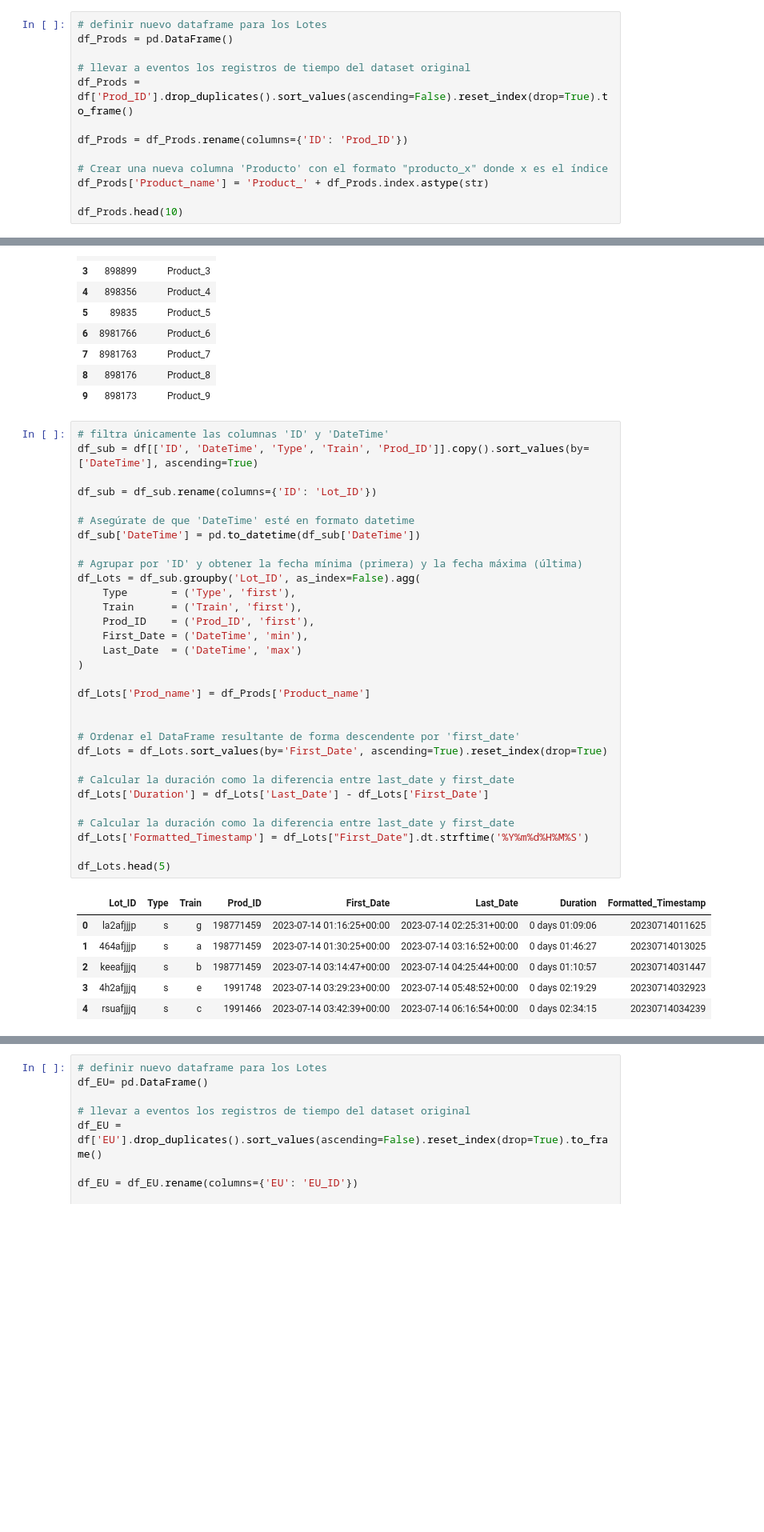
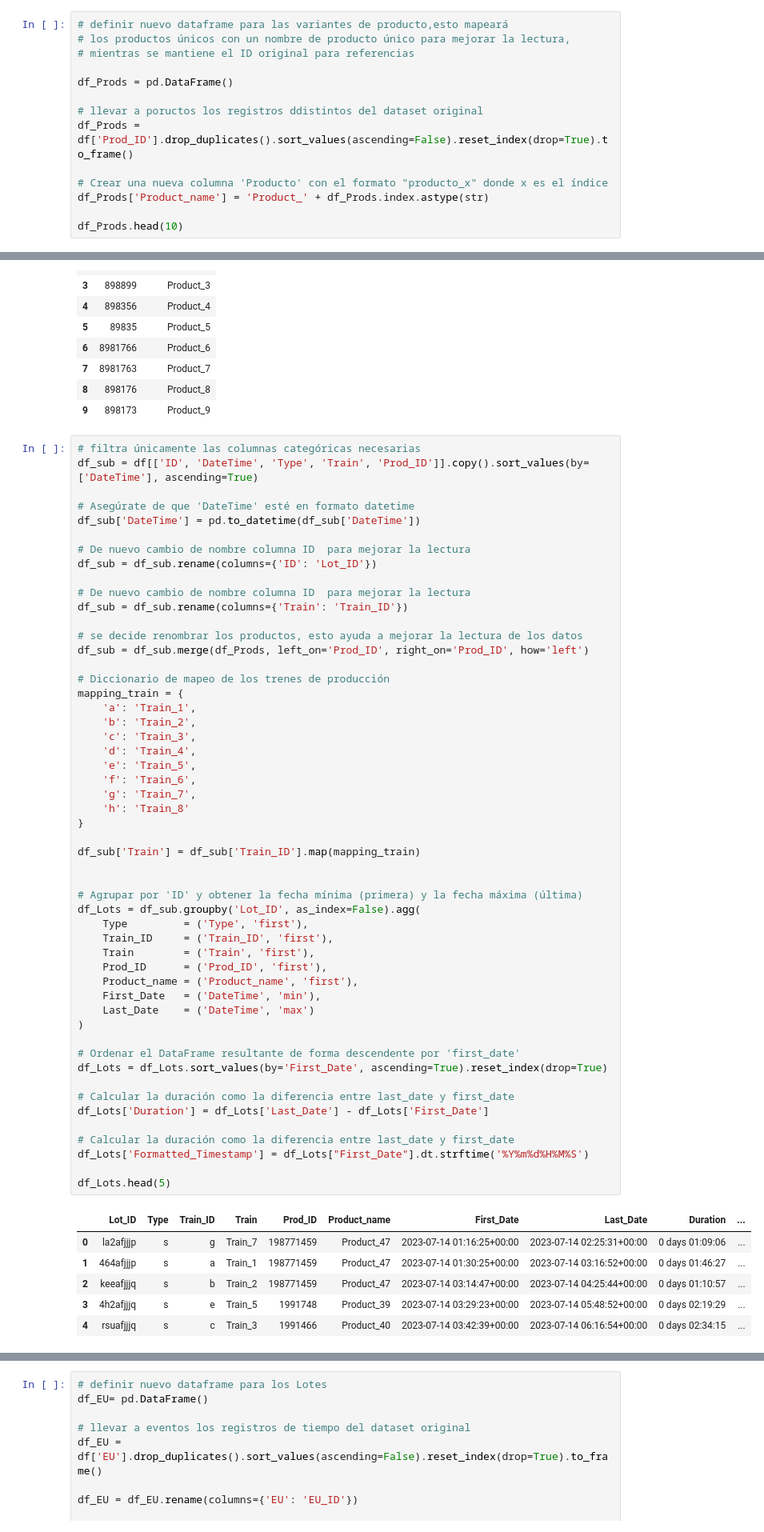
Before and after one commit to ygalves/ETL_project, a Jupyter notebook: ETLprj_transform.ipynb, the cells around one changed output, grey strips where cells are left out. Shown at 80% size. Drawn from its saved outputs; the diff is of its cells as text; blank space fills up the shorter version.

```diff
--- a/ETLprj_transform.ipynb
+++ b/ETLprj_transform.ipynb
@@ -674,13 +674,14 @@ df_events.tail(10)
 # %% [markdown]
 ### Producto
 # %%
-# definir nuevo dataframe para los Lotes
+# definir nuevo dataframe para las variantes de producto,esto mapeará
+# los productos únicos con un nombre de producto único para mejorar la lectura,
+# mientras se mantiene el ID original para referencias
+
 df_Prods = pd.DataFrame()
 
-# llevar a eventos los registros de tiempo del dataset original
+# llevar a poructos los registros ddistintos del dataset original
 df_Prods = df['Prod_ID'].drop_duplicates().sort_values(ascending=False).reset_index(drop=True).to_frame()
-
-df_Prods = df_Prods.rename(columns={'ID': 'Prod_ID'})
 
 # Crear una nueva columna 'Producto' con el formato "producto_x" donde x es el índice
 df_Prods['Product_name'] = 'Product_' + df_Prods.index.astype(str)
@@ -699,40 +700,61 @@ df_Prods.head(10)
 | 8 | 898176 | Product_8 |
 | 9 | 898173 | Product_9 |
 # %%
-# filtra únicamente las columnas 'ID' y 'DateTime'
+# filtra únicamente las columnas categóricas necesarias
 df_sub = df[['ID', 'DateTime', 'Type', 'Train', 'Prod_ID']].copy().sort_values(by=['DateTime'], ascending=True)
-
-df_sub = df_sub.rename(columns={'ID': 'Lot_ID'})
 
 # Asegúrate de que 'DateTime' esté en formato datetime
 df_sub['DateTime'] = pd.to_datetime(df_sub['DateTime'])
 
+# De nuevo cambio de nombre columna ID  para mejorar la lectura
+df_sub = df_sub.rename(columns={'ID': 'Lot_ID'})
+
+# De nuevo cambio de nombre columna ID  para mejorar la lectura
+df_sub = df_sub.rename(columns={'Train': 'Train_ID'})
+
+# se decide renombrar los productos, esto ayuda a mejorar la lectura de los datos
+df_sub = df_sub.merge(df_Prods, left_on='Prod_ID', right_on='Prod_ID', how='left')
+
+# Diccionario de mapeo de los trenes de producción
+mapping_train = {
+    'a': 'Train_1',
+    'b': 'Train_2',
+    'c': 'Train_3',
+    'd': 'Train_4',
+    'e': 'Train_5',
+    'f': 'Train_6',
+    'g': 'Train_7',
+    'h': 'Train_8'
+}
+
+df_sub['Train'] = df_sub['Train_ID'].map(mapping_train)
+
+
 # Agrupar por 'ID' y obtener la fecha mínima (primera) y la fecha máxima (última)
 df_Lots = df_sub.groupby('Lot_ID', as_index=False).agg(
-    Type       = ('Type', 'first'),
-    Train      = ('Train', 'first'),
-    Prod_ID    = ('Prod_ID', 'first'),
-    First_Date = ('DateTime', 'min'),
-    Last_Date  = ('DateTime', 'max')
+    Type         = ('Type', 'first'),
+    Train_ID     = ('Train_ID', 'first'),
+    Train        = ('Train', 'first'),
+    Prod_ID      = ('Prod_ID', 'first'),
+    Product_name = ('Product_name', 'first'),
+    First_Date   = ('DateTime', 'min'),
+    Last_Date    = ('DateTime', 'max')
 )
-
-df_Lots['Prod_name'] = df_Prods['Product_name']
-
 
 # Ordenar el DataFrame resultante de forma descendente por 'first_date'
 df_Lots = df_Lots.sort_values(by='First_Date', ascending=True).reset_index(drop=True)
 
 # Calcular la duración como la diferencia entre last_date y first_date
 df_Lots['Duration'] = df_Lots['Last_Date'] - df_Lots['First_Date']
 
 # Calcular la duración como la diferencia entre last_date y first_date
 df_Lots['Formatted_Timestamp'] = df_Lots["First_Date"].dt.strftime('%Y%m%d%H%M%S')
 
 df_Lots.head(5)
 # %% [output]
-|  | Lot_ID | Type | Train | Prod_ID | First_Date | Last_Date | Duration | Formatted_Timestamp |
-| 0 | la2afjjjp | s | g | 198771459 | 2023-07-14 01:16:25+00:00 | 2023-07-14 02:25:31+00:00 | 0 days 01:09:06 | 20230714011625 |
-| 1 | 464afjjjp | s | a | 198771459 | 2023-07-14 01:30:25+00:00 | 2023-07-14 03:16:52+00:00 | 0 days 01:46:27 | 20230714013025 |
-| 2 | keeafjjjq | s | b | 198771459 | 2023-07-14 03:14:47+00:00 | 2023-07-14 04:25:44+00:00 | 0 days 01:10:57 | 20230714031447 |
-| 3 | 4h2afjjjq | s | e | 1991748 | 2023-07-14 03:29:23+00:00 | 2023-07-14 05:48:52+00:00 | 0 days 02:19:29 | 20230714032923 |
-| 4 | rsuafjjjq | s | c | 1991466 | 2023-07-14 03:42:39+00:00 | 2023-07-14 06:16:54+00:00 | 0 days 02:34:15 | 20230714034239 |
+|  | Lot_ID | Type | Train_ID | Train | Prod_ID | Product_name | First_Date | Last_Date | Duration | ... |
+| 0 | la2afjjjp | s | g | Train_7 | 198771459 | Product_47 | 2023-07-14 01:16:25+00:00 | 2023-07-14 02:25:31+00:00 | 0 days 01:09:06 | ... |
+| 1 | 464afjjjp | s | a | Train_1 | 198771459 | Product_47 | 2023-07-14 01:30:25+00:00 | 2023-07-14 03:16:52+00:00 | 0 days 01:46:27 | ... |
+| 2 | keeafjjjq | s | b | Train_2 | 198771459 | Product_47 | 2023-07-14 03:14:47+00:00 | 2023-07-14 04:25:44+00:00 | 0 days 01:10:57 | ... |
+| 3 | 4h2afjjjq | s | e | Train_5 | 1991748 | Product_39 | 2023-07-14 03:29:23+00:00 | 2023-07-14 05:48:52+00:00 | 0 days 02:19:29 | ... |
+| 4 | rsuafjjjq | s | c | Train_3 | 1991466 | Product_40 | 2023-07-14 03:42:39+00:00 | 2023-07-14 06:16:54+00:00 | 0 days 02:34:15 | ... |
```
Also changed, not shown: parts of 4 cells of this notebook, 3 other files.
